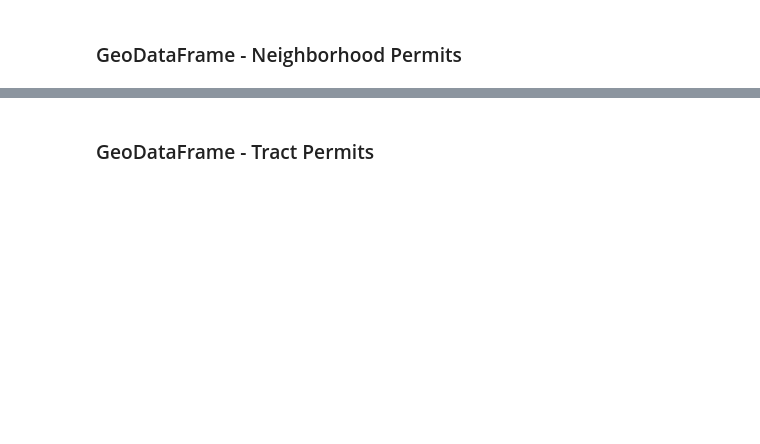
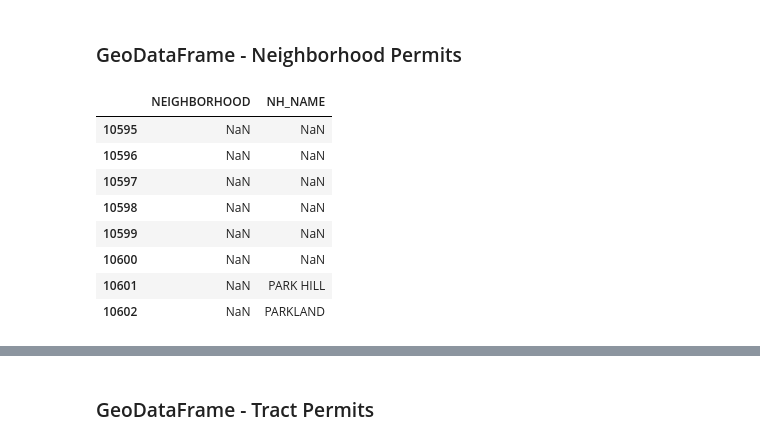
Before and after one commit to Code-You-Contributors/HUD_data_master, a Jupyter notebook: Curtis/curtis.ipynb, the cells around one changed output, grey strips where cells are left out. Drawn from its saved outputs; the diff is of its cells as text; code cells hidden in the pictures; blank space fills up the shorter version.

```diff
--- a/Curtis/curtis.ipynb
+++ b/Curtis/curtis.ipynb
@@ -251,16 +195,0 @@ df_permits["ZIPCODE"].head()
-# %%
-# Columns to keep
-df_permits = df_permits[['ISSUE_DATE', 'ADDRESS', 'CITY', 'ZIPCODE', 'LATITUDE', 'LONGITUDE', 'DISTRICT', 'NEIGHBORHOOD']]
-
-df_permits.head()
-# %%
-# Converting to datetime to pull 2024 data specifically
-df_permits['ISSUE_DATE'] = pd.to_datetime(df_permits['ISSUE_DATE'])
-
-df_permits.info()
-# %%
-# Use 2024 to keep in line with the rest of the project
-permits_2024 = (df_permits['ISSUE_DATE'] >= '1/01/2024') & (df_permits['ISSUE_DATE'] <= '12/31/2024')
-df_permits = df_permits.loc[permits_2024]
-
-df_permits.head()
@@ -305,7 +268,17 @@ gdf_permits = gpd.GeoDataFrame(
 result_perm_neig = gpd.sjoin(gdf_permits, neighborhoods, how="left", predicate="intersects")
 # %%
 # Check results
-result_perm_neig[["NEIGHBORHOOD", "NH_NAME"]].head()
+result_perm_neig[["NEIGHBORHOOD", "NH_NAME"]].head(8)
+# %% [output]
+|  | NEIGHBORHOOD | NH_NAME |
+| 10595 | NaN | NaN |
+| 10596 | NaN | NaN |
+| 10597 | NaN | NaN |
+| 10598 | NaN | NaN |
+| 10599 | NaN | NaN |
+| 10600 | NaN | NaN |
+| 10601 | NaN | PARK HILL |
+| 10602 | NaN | PARKLAND |
 # %%
 # Fill in the missing values
 result_perm_neig["NEIGHBORHOOD"] = result_perm_neig["NEIGHBORHOOD"].fillna(result_perm_neig["NH_NAME"])
```
Also changed, not shown: parts of 64 cells of this notebook, 1 other file.
